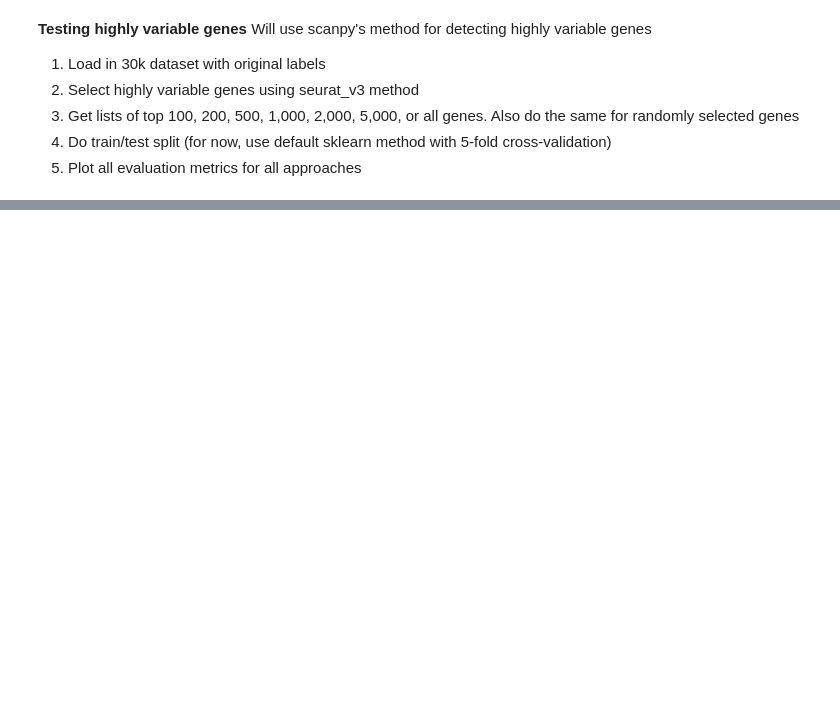
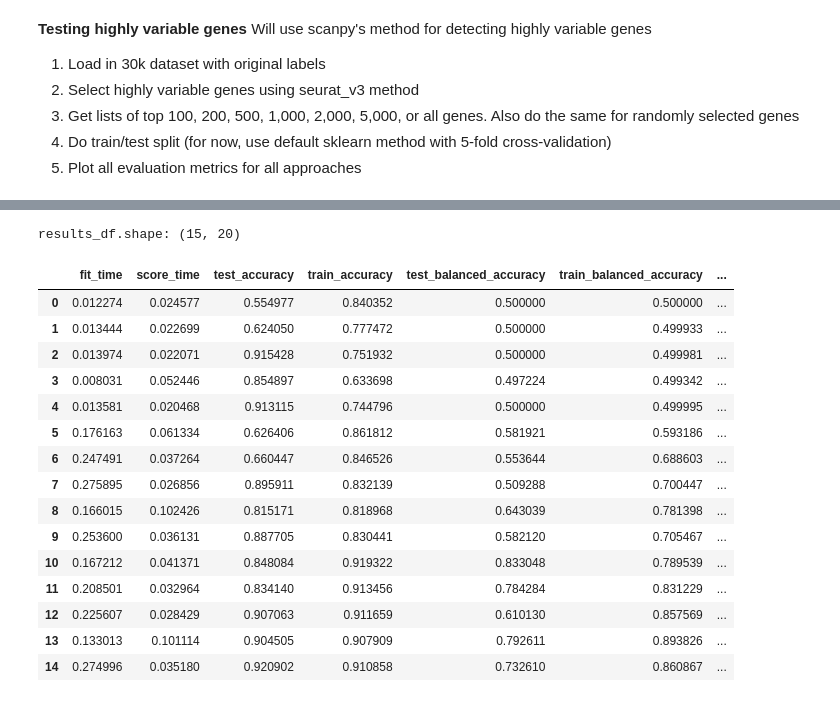
Before and after one commit to b-richins92/Cancer_Prediction_10x, a Jupyter notebook: GL_HVG.ipynb, the cells around one changed output, grey strips where cells are left out. Cells and saved outputs as stored; diff of their text form; code cells hidden in the pictures; blank space fills up the shorter version.

```diff
--- a/GL_HVG.ipynb
+++ b/GL_HVG.ipynb
@@ -236,0 +371,70 @@ Setting a gradient palette using color= is deprecated and will be removed in v0.
+# %%
+# Run above workflow for train/test
+hvg_features = bc_30k_sub_topn.var_names
+curr_num_feat = 100
+X = adata_30k_df
+y = adata_30k.obs['orig_cancer_label']
+groups = adata_30k.obs['Patient']
+metrics_dict = {'accuracy': 'accuracy', 'balanced_accuracy': 'balanced_accuracy',
+                'f1': 'f1', 'recall': 'recall', 'precision': 'precision',
+                'average_precision': 'average_precision', 'roc_auc': 'roc_auc',
+                'matthews_corrcoef': make_scorer(matthews_corrcoef)}
+
+# Use dictionary to store folds
+results_dict = {}
+results_df = pd.DataFrame()
+
+# Set up model - SVM
+classifier = LinearSVC(random_state=random_state)
+
+# 5-fold cross-validation (stratified, divided by patients) for SVM
+sgkf = StratifiedGroupKFold(n_splits=5, shuffle = True, random_state = random_state)
+
+# Get results for top N highly variable genes
+curr_results_hvg = cross_validate(classifier, X[hvg_features[:curr_num_feat]], y, groups = groups, scoring = metrics_dict,
+                cv = sgkf, return_train_score = True)
+curr_results_hvg['feature_type'] = 'hvg'
+curr_results_hvg['num_features'] = curr_num_feat
+results_df = pd.concat([results_df, pd.DataFrame.from_dict(curr_results_hvg)], ignore_index=True)
+
+# Get results for top N random genes
+# Regenerate random genes
+#  random_features_new = rng.choice(adata_30k.var_names, size = curr_num_feat, replace=False)
+random_features_new = rand_features_by_num[curr_num_feat]
+
+# Classifier of top set of random genes
+curr_results_rand_top = cross_validate(classifier, X[random_features[:curr_num_feat]],
+                                        y, groups = groups, scoring = metrics_dict,
+                cv = sgkf, return_train_score = True)
+curr_results_rand_top['feature_type'] = 'rand_top'
+curr_results_rand_top['num_features'] = curr_num_feat
+results_df = pd.concat([results_df, pd.DataFrame.from_dict(curr_results_rand_top)], ignore_index=True)
+
+# Classifier for new set of random genes
+curr_results_rand_new = cross_validate(classifier, X[random_features_new],
+                                        y, groups = groups, scoring = metrics_dict,
+                cv = sgkf, return_train_score = True)
+curr_results_rand_new['feature_type'] = 'rand_new'
+curr_results_rand_new['num_features'] = curr_num_feat
+results_df = pd.concat([results_df, pd.DataFrame.from_dict(curr_results_rand_new)], ignore_index=True)
+
+print(f'results_df.shape: {results_df.shape}')
+display(results_df)
+# %% [output]
+results_df.shape: (15, 20)
+|  | fit_time | score_time | test_accuracy | train_accuracy | test_balanced_accuracy | train_balanced_accuracy | ... |
+| 0 | 0.012274 | 0.024577 | 0.554977 | 0.840352 | 0.500000 | 0.500000 | ... |
+| 1 | 0.013444 | 0.022699 | 0.624050 | 0.777472 | 0.500000 | 0.499933 | ... |
+| 2 | 0.013974 | 0.022071 | 0.915428 | 0.751932 | 0.500000 | 0.499981 | ... |
+| 3 | 0.008031 | 0.052446 | 0.854897 | 0.633698 | 0.497224 | 0.499342 | ... |
+| 4 | 0.013581 | 0.020468 | 0.913115 | 0.744796 | 0.500000 | 0.499995 | ... |
+| 5 | 0.176163 | 0.061334 | 0.626406 | 0.861812 | 0.581921 | 0.593186 | ... |
+| 6 | 0.247491 | 0.037264 | 0.660447 | 0.846526 | 0.553644 | 0.688603 | ... |
+| 7 | 0.275895 | 0.026856 | 0.895911 | 0.832139 | 0.509288 | 0.700447 | ... |
+| 8 | 0.166015 | 0.102426 | 0.815171 | 0.818968 | 0.643039 | 0.781398 | ... |
+| 9 | 0.253600 | 0.036131 | 0.887705 | 0.830441 | 0.582120 | 0.705467 | ... |
+| 10 | 0.167212 | 0.041371 | 0.848084 | 0.919322 | 0.833048 | 0.789539 | ... |
+| 11 | 0.208501 | 0.032964 | 0.834140 | 0.913456 | 0.784284 | 0.831229 | ... |
+| 12 | 0.225607 | 0.028429 | 0.907063 | 0.911659 | 0.610130 | 0.857569 | ... |
+| 13 | 0.133013 | 0.101114 | 0.904505 | 0.907909 | 0.792611 | 0.893826 | ... |
+| 14 | 0.274996 | 0.035180 | 0.920902 | 0.910858 | 0.732610 | 0.860867 | ... |
```
Also changed, not shown: parts of 12 cells of this notebook.
